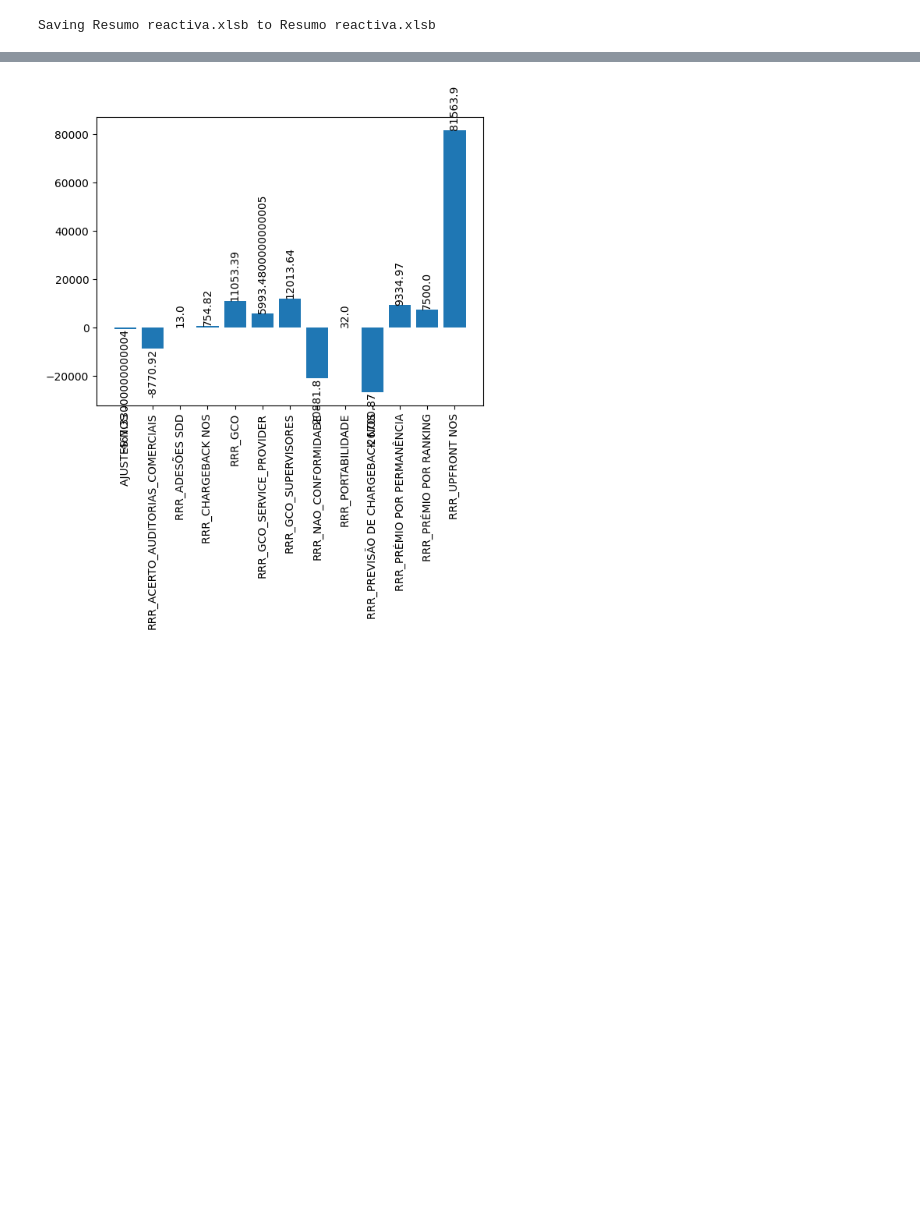
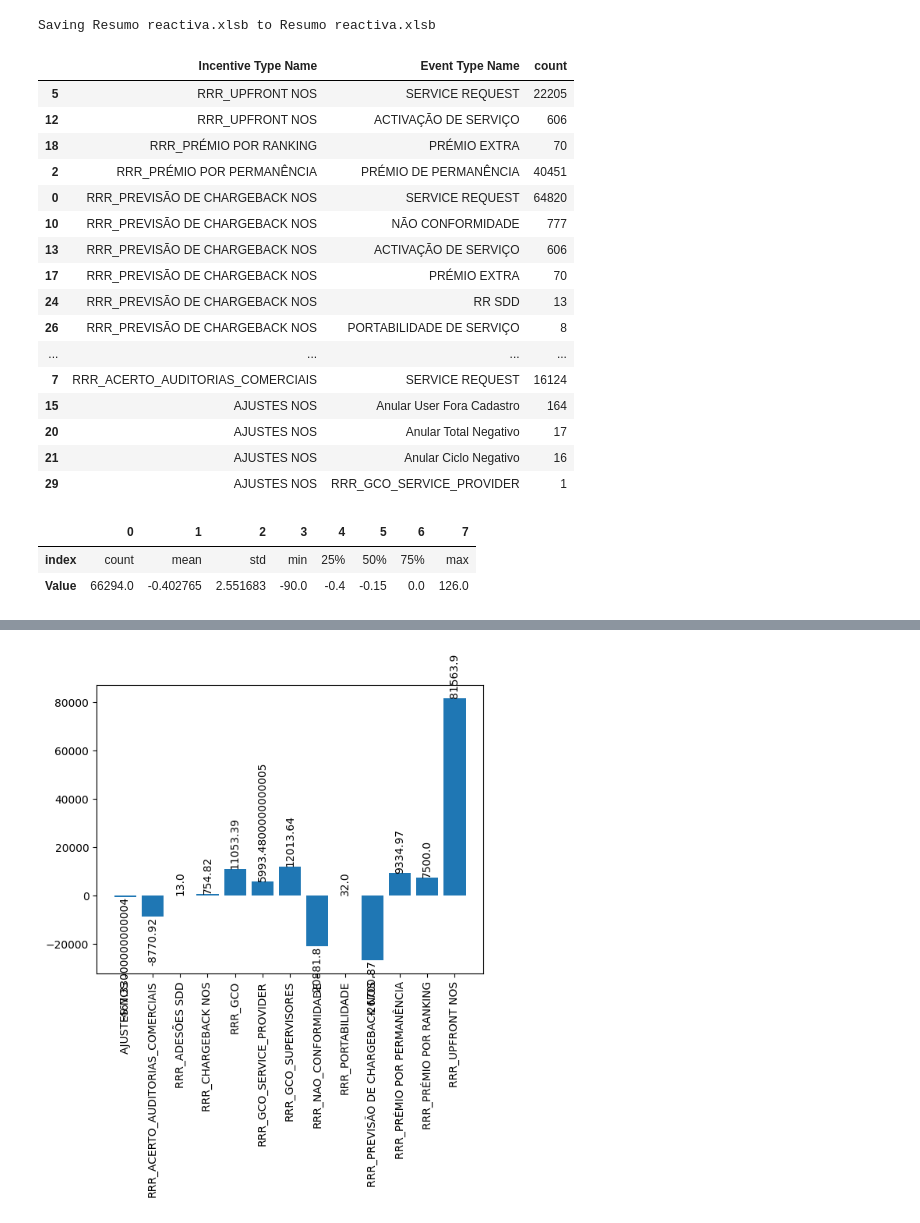
Before and after one commit to josepmatias/nos_reten-ao, a Jupyter notebook: elegiveis.ipynb, the cells around one changed output, grey strips where cells are left out. Cells and saved outputs as stored; diff of their text form; code cells hidden in the pictures; blank space fills up the shorter version.

```diff
--- a/elegiveis.ipynb
+++ b/elegiveis.ipynb
@@ -23,6 +23,50 @@ uploaded = files.upload()
 Saving Resumo reactiva.xlsb to Resumo reactiva.xlsb
 # %%
 resumo_r=pd.read_excel(resumo_r_nome, sheet_name=0)
+# %%
+#renomear colunas da bd consoante reactiva ou proactiva
+
+def renomear_cols (df):
+  lista=df.columns.tolist()
+  lista2=[]
+  for i in lista:
+    if i.find("RRR")!=-1:
+      lista2.append(i.replace("RRR", "").strip())
+    elif i.find("RPR")!=-1:
+      lista2.append(i.replace("RPR", "").strip())
+    else:
+      lista2.append(i)
+  return lista2
+
+resumo_r.columns=renomear_cols(resumo_r)
+# %%
+resumo_r.value_counts(subset=["Incentive Type Name", "Event Type Name"]).reset_index().sort_values(by=["Incentive Type Name", "count"], ascending=False)
+# %% [output]
+|  | Incentive Type Name | Event Type Name | count |
+| 5 | RRR_UPFRONT NOS | SERVICE REQUEST | 22205 |
+| 12 | RRR_UPFRONT NOS | ACTIVAÇÃO DE SERVIÇO | 606 |
+| 18 | RRR_PRÉMIO POR RANKING | PRÉMIO EXTRA | 70 |
+| 2 | RRR_PRÉMIO POR PERMANÊNCIA | PRÉMIO DE PERMANÊNCIA | 40451 |
+| 0 | RRR_PREVISÃO DE CHARGEBACK NOS | SERVICE REQUEST | 64820 |
+| 10 | RRR_PREVISÃO DE CHARGEBACK NOS | NÃO CONFORMIDADE | 777 |
+| 13 | RRR_PREVISÃO DE CHARGEBACK NOS | ACTIVAÇÃO DE SERVIÇO | 606 |
+| 17 | RRR_PREVISÃO DE CHARGEBACK NOS | PRÉMIO EXTRA | 70 |
+| 24 | RRR_PREVISÃO DE CHARGEBACK NOS | RR SDD | 13 |
+| 26 | RRR_PREVISÃO DE CHARGEBACK NOS | PORTABILIDADE DE SERVIÇO | 8 |
+| ... | ... | ... | ... |
+| 7 | RRR_ACERTO_AUDITORIAS_COMERCIAIS | SERVICE REQUEST | 16124 |
+| 15 | AJUSTES NOS | Anular User Fora Cadastro | 164 |
+| 20 | AJUSTES NOS | Anular Total Negativo | 17 |
+| 21 | AJUSTES NOS | Anular Ciclo Negativo | 16 |
+| 29 | AJUSTES NOS | RRR_GCO_SERVICE_PROVIDER | 1 |
+# %%
+#resumo_r.loc[(resumo_r["Incentive Type Name"].str.find("PREVISÃO")!=-1) & (resumo_r["Value"]>0), "Event Type Name"].
+
+resumo_r.loc[resumo_r["Incentive Type Name"].str.find("PREVISÃO")!=-1, "Value"].describe().reset_index().transpose()
+# %% [output]
+|  | 0 | 1 | 2 | 3 | 4 | 5 | 6 | 7 |
+| index | count | mean | std | min | 25% | 50% | 75% | max |
+| Value | 66294.0 | -0.402765 | 2.551683 | -90.0 | -0.4 | -0.15 | 0.0 | 126.0 |
 # %%
 #copiar linhas de srs sem o incentivo de chargeback
 
```
